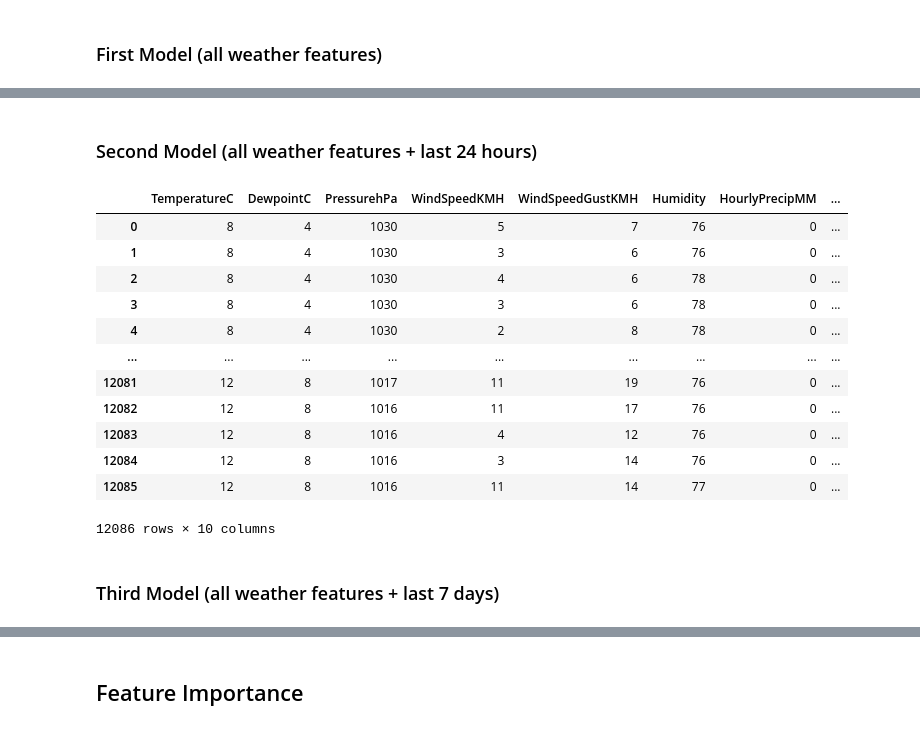
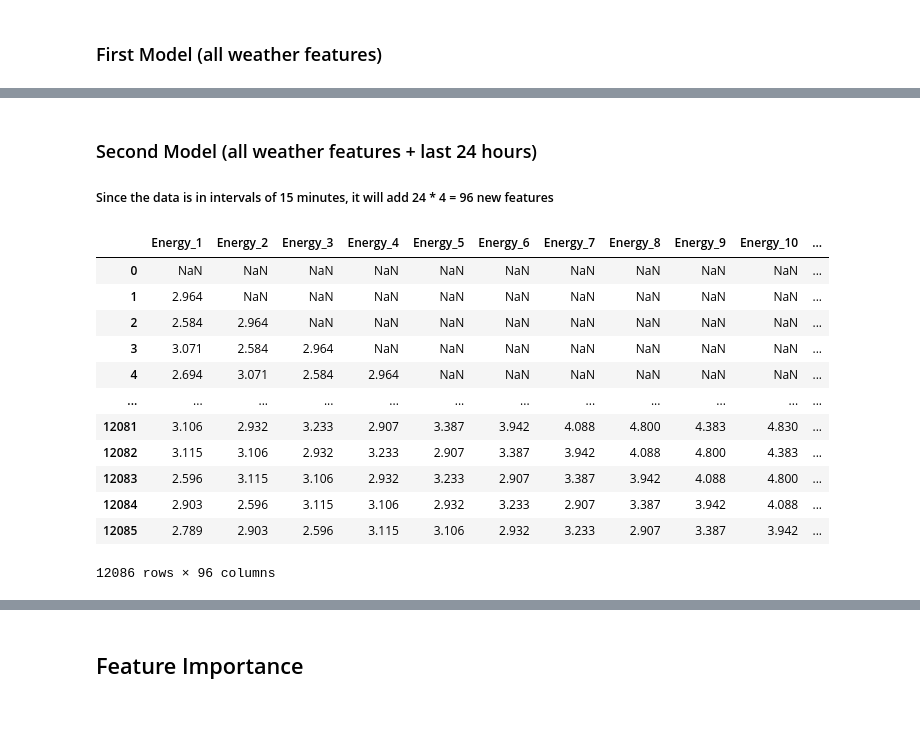
Before and after one commit to franciscomonteiro85/rec-energy-prediction-algorithm, a Jupyter notebook: REC_Energy_Algorithm.ipynb, the cells around one changed output, grey strips where cells are left out. Cells and saved outputs as stored; diff of their text form; code cells hidden in the pictures.

Commit message:
Added two more models to test

```diff
--- a/REC_Energy_Algorithm.ipynb
+++ b/REC_Energy_Algorithm.ipynb
@@ -179,27 +180,25 @@ R2: 0.4335
 # %% [markdown]
 ### Second Model (all weather features + last 24 hours)
+##### Since the data is in intervals of 15 minutes, it will add 24 * 4 = 96 new features
 # %%
 y2 = df_energy_new
+X2 = df_weather_no_date
+features_96 = pd.DataFrame()
+for i in range(1, 97):
+    features_96[f'Energy_{i}'] = y2.shift(i)
 
-# Concatenate with energy consumed
-X2 = pd.concat([df_weather_no_date, y2], axis=1)
-
-X2.rename(columns = {0:'Energy'}, inplace = True)
-X2
-#X2_train, X2_test, y2_train, y2_test = train_test_split(X2, y2, test_size=0.2, random_state=42)
+features_96
 # %% [output]
-|  | TemperatureC | DewpointC | PressurehPa | WindSpeedKMH | WindSpeedGustKMH | Humidity | HourlyPrecipMM | ... |
-| 0 | 8 | 4 | 1030 | 5 | 7 | 76 | 0 | ... |
-| 1 | 8 | 4 | 1030 | 3 | 6 | 76 | 0 | ... |
-| 2 | 8 | 4 | 1030 | 4 | 6 | 78 | 0 | ... |
-| 3 | 8 | 4 | 1030 | 3 | 6 | 78 | 0 | ... |
-| 4 | 8 | 4 | 1030 | 2 | 8 | 78 | 0 | ... |
-| ... | ... | ... | ... | ... | ... | ... | ... | ... |
-| 12081 | 12 | 8 | 1017 | 11 | 19 | 76 | 0 | ... |
-| 12082 | 12 | 8 | 1016 | 11 | 17 | 76 | 0 | ... |
-| 12083 | 12 | 8 | 1016 | 4 | 12 | 76 | 0 | ... |
-| 12084 | 12 | 8 | 1016 | 3 | 14 | 76 | 0 | ... |
-| 12085 | 12 | 8 | 1016 | 11 | 14 | 77 | 0 | ... |
+|  | Energy_1 | Energy_2 | Energy_3 | Energy_4 | Energy_5 | Energy_6 | Energy_7 | Energy_8 | Energy_9 | Energy_10 | ... |
+| 0 | NaN | NaN | NaN | NaN | NaN | NaN | NaN | NaN | NaN | NaN | ... |
+| 1 | 2.964 | NaN | NaN | NaN | NaN | NaN | NaN | NaN | NaN | NaN | ... |
+| 2 | 2.584 | 2.964 | NaN | NaN | NaN | NaN | NaN | NaN | NaN | NaN | ... |
+| 3 | 3.071 | 2.584 | 2.964 | NaN | NaN | NaN | NaN | NaN | NaN | NaN | ... |
+| 4 | 2.694 | 3.071 | 2.584 | 2.964 | NaN | NaN | NaN | NaN | NaN | NaN | ... |
+| ... | ... | ... | ... | ... | ... | ... | ... | ... | ... | ... | ... |
+| 12081 | 3.106 | 2.932 | 3.233 | 2.907 | 3.387 | 3.942 | 4.088 | 4.800 | 4.383 | 4.830 | ... |
+| 12082 | 3.115 | 3.106 | 2.932 | 3.233 | 2.907 | 3.387 | 3.942 | 4.088 | 4.800 | 4.383 | ... |
+| 12083 | 2.596 | 3.115 | 3.106 | 2.932 | 3.233 | 2.907 | 3.387 | 3.942 | 4.088 | 4.800 | ... |
+| 12084 | 2.903 | 2.596 | 3.115 | 3.106 | 2.932 | 3.233 | 2.907 | 3.387 | 3.942 | 4.088 | ... |
+| 12085 | 2.789 | 2.903 | 2.596 | 3.115 | 3.106 | 2.932 | 3.233 | 2.907 | 3.387 | 3.942 | ... |
-12086 rows × 10 columns
+12086 rows × 96 columns
-# %% [markdown]
-### Third Model (all weather features + last 7 days)
```
Also changed, not shown: parts of 44 cells of this notebook.
